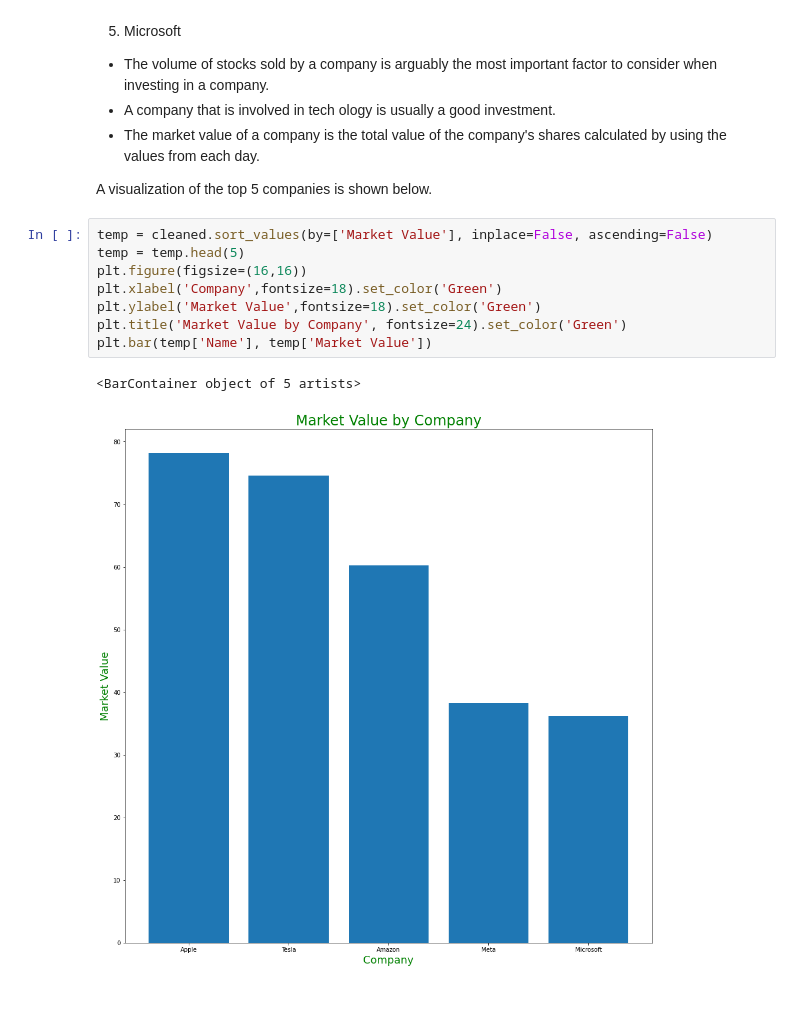
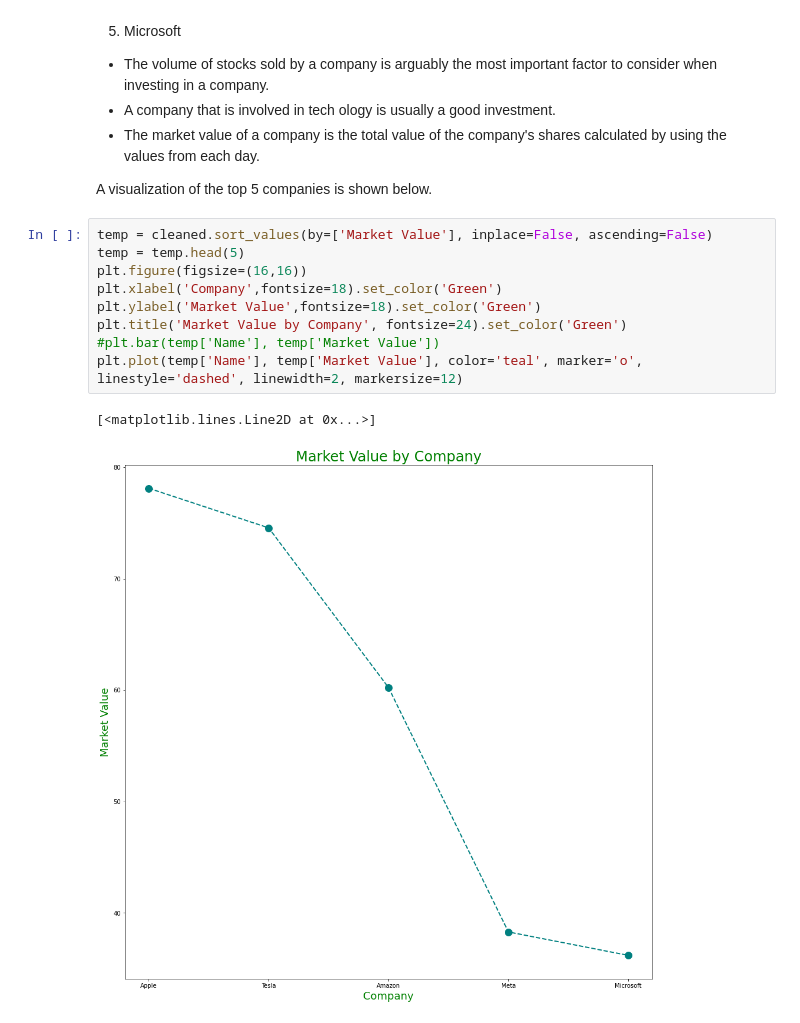
Before and after one commit to ubco-W2022T2-data301/Group35, a Jupyter notebook: analysis/analysis3.ipynb, the cells around one changed output. Saved outputs shown, nothing was run; the diff lists cells and outputs as text.

```diff
--- a/analysis/analysis3.ipynb
+++ b/analysis/analysis3.ipynb
@@ -168,11 +168,12 @@ A visualization of the top 5 companies is shown below.
 # %%
 temp = cleaned.sort_values(by=['Market Value'], inplace=False, ascending=False)
 temp = temp.head(5)
 plt.figure(figsize=(16,16))
 plt.xlabel('Company',fontsize=18).set_color('Green')
 plt.ylabel('Market Value',fontsize=18).set_color('Green')
 plt.title('Market Value by Company', fontsize=24).set_color('Green')
-plt.bar(temp['Name'], temp['Market Value'])
+#plt.bar(temp['Name'], temp['Market Value'])
+plt.plot(temp['Name'], temp['Market Value'], color='teal', marker='o', linestyle='dashed', linewidth=2, markersize=12)
 # %% [output]
-<BarContainer object of 5 artists>
+[<matplotlib.lines.Line2D at 0x...>]
-[figure, old version]
+[figure, new version]
```
